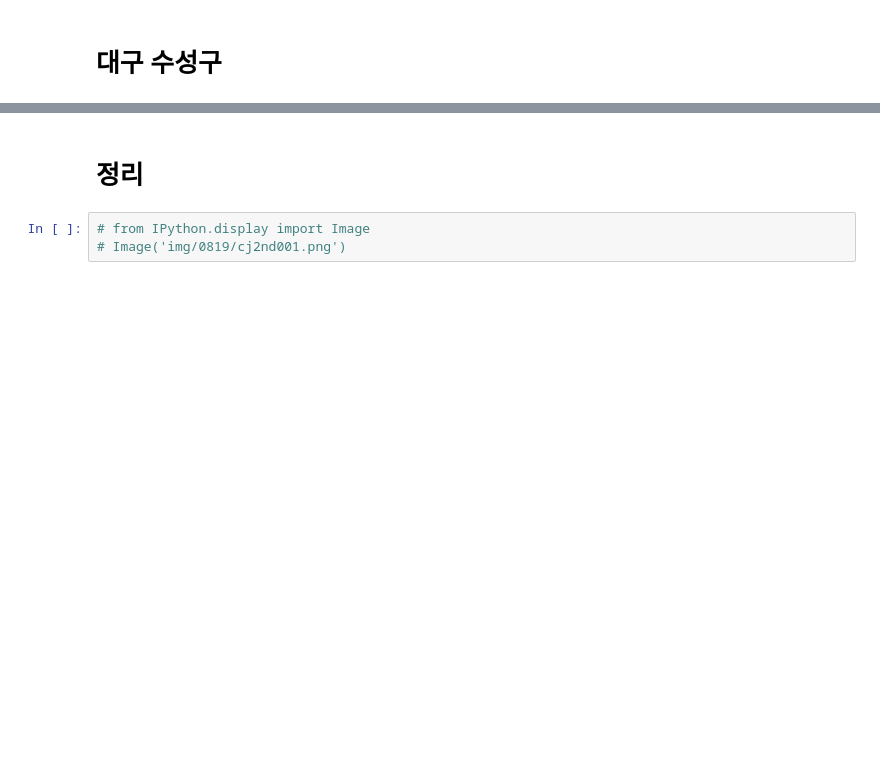
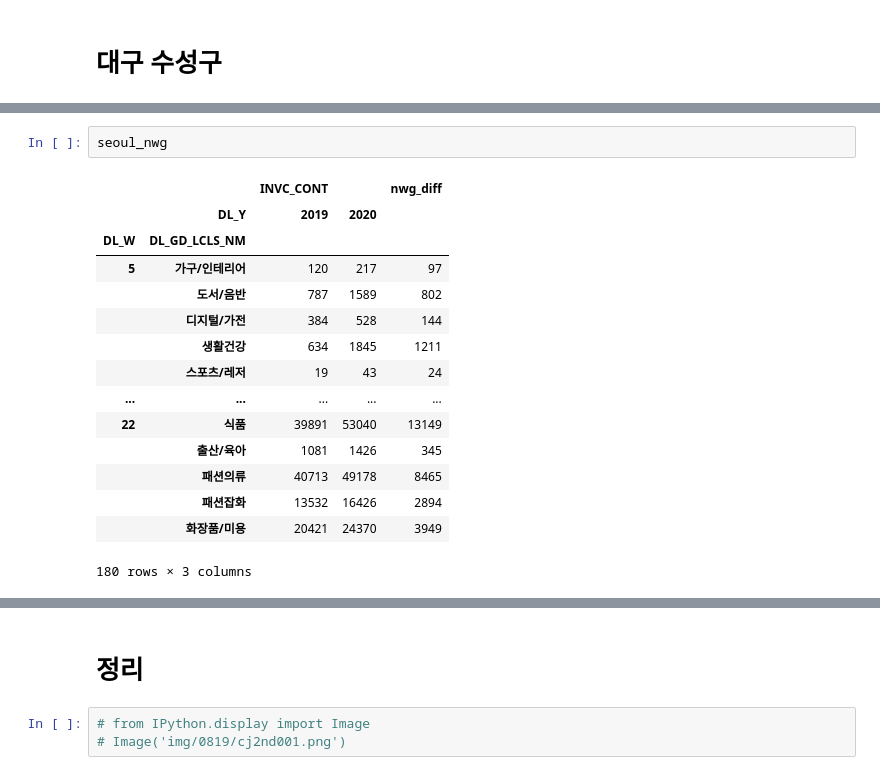
Before and after one commit to leechungpa/mcube, a Jupyter notebook: code/eda/5_cjdt_02.ipynb, the cells around one changed output, grey strips where cells are left out. Drawn from its saved outputs; the diff is of its cells as text; blank space fills up the shorter version.

```diff
--- a/code/eda/5_cjdt_02.ipynb
+++ b/code/eda/5_cjdt_02.ipynb
@@ -319,0 +339,18 @@ plt.xticks([5,6,7,8,9,10,11,12,13,14,15,16,17,18,19,20,21,22])
+# %%
+seoul_nwg
+# %% [output]
+|  |  | INVC_CONT |  | nwg_diff |
+|  | DL_Y | 2019 | 2020 |  |
+| DL_W | DL_GD_LCLS_NM |  |  |  |
+| 5 | 가구/인테리어 | 120 | 217 | 97 |
+|  | 도서/음반 | 787 | 1589 | 802 |
+|  | 디지털/가전 | 384 | 528 | 144 |
+|  | 생활건강 | 634 | 1845 | 1211 |
+|  | 스포츠/레저 | 19 | 43 | 24 |
+| ... | ... | ... | ... | ... |
+| 22 | 식품 | 39891 | 53040 | 13149 |
+|  | 출산/육아 | 1081 | 1426 | 345 |
+|  | 패션의류 | 40713 | 49178 | 8465 |
+|  | 패션잡화 | 13532 | 16426 | 2894 |
+|  | 화장품/미용 | 20421 | 24370 | 3949 |
+180 rows × 3 columns
```
Also changed, not shown: parts of 7 cells of this notebook.
